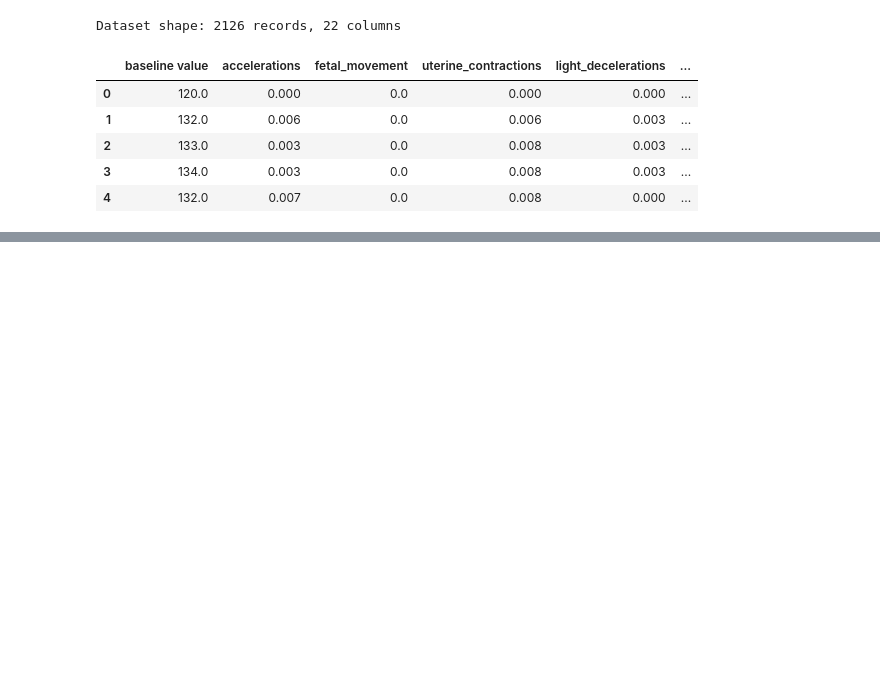
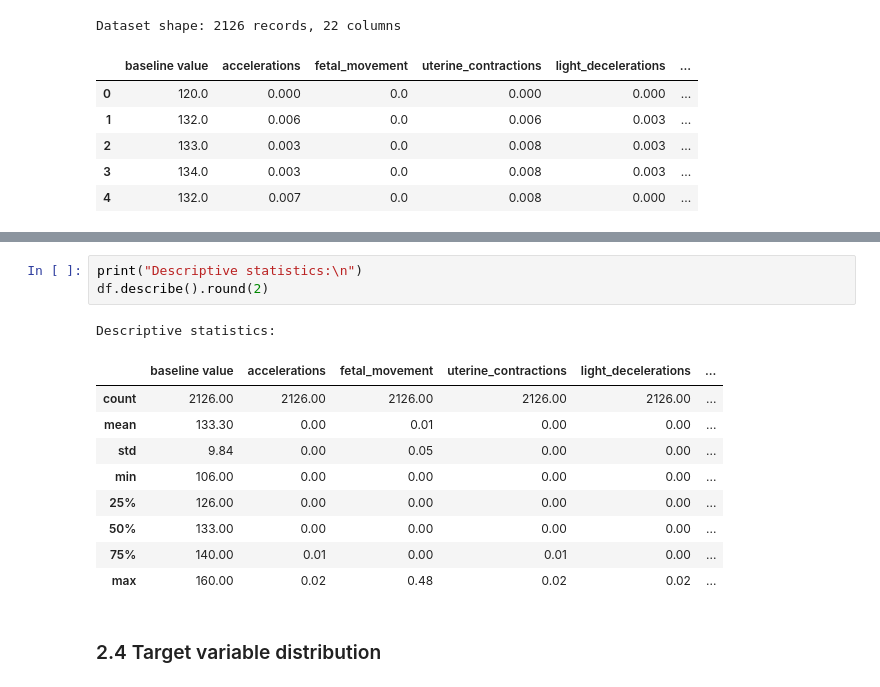
Before and after one commit to mkxangie/fetal_health_project_phase5, a Jupyter notebook: fetal_health_classification.ipynb, the cells around one changed output, grey strips where cells are left out. Cells and saved outputs as stored; diff of their text form; blank space fills up the shorter version.

```diff
--- a/fetal_health_classification.ipynb
+++ b/fetal_health_classification.ipynb
@@ -75,0 +102,16 @@ Dataset shape: 2126 records, 22 columns
+# %%
+print("Descriptive statistics:\n")
+df.describe().round(2)
+# %% [output]
+Descriptive statistics:
+|  | baseline value | accelerations | fetal_movement | uterine_contractions | light_decelerations | ... |
+| count | 2126.00 | 2126.00 | 2126.00 | 2126.00 | 2126.00 | ... |
+| mean | 133.30 | 0.00 | 0.01 | 0.00 | 0.00 | ... |
+| std | 9.84 | 0.00 | 0.05 | 0.00 | 0.00 | ... |
+| min | 106.00 | 0.00 | 0.00 | 0.00 | 0.00 | ... |
+| 25% | 126.00 | 0.00 | 0.00 | 0.00 | 0.00 | ... |
+| 50% | 133.00 | 0.00 | 0.00 | 0.00 | 0.00 | ... |
+| 75% | 140.00 | 0.01 | 0.00 | 0.01 | 0.00 | ... |
+| max | 160.00 | 0.02 | 0.48 | 0.02 | 0.02 | ... |
+# %% [markdown]
+### 2.4 Target variable distribution
```
Also changed, not shown: parts of 5 cells of this notebook.
